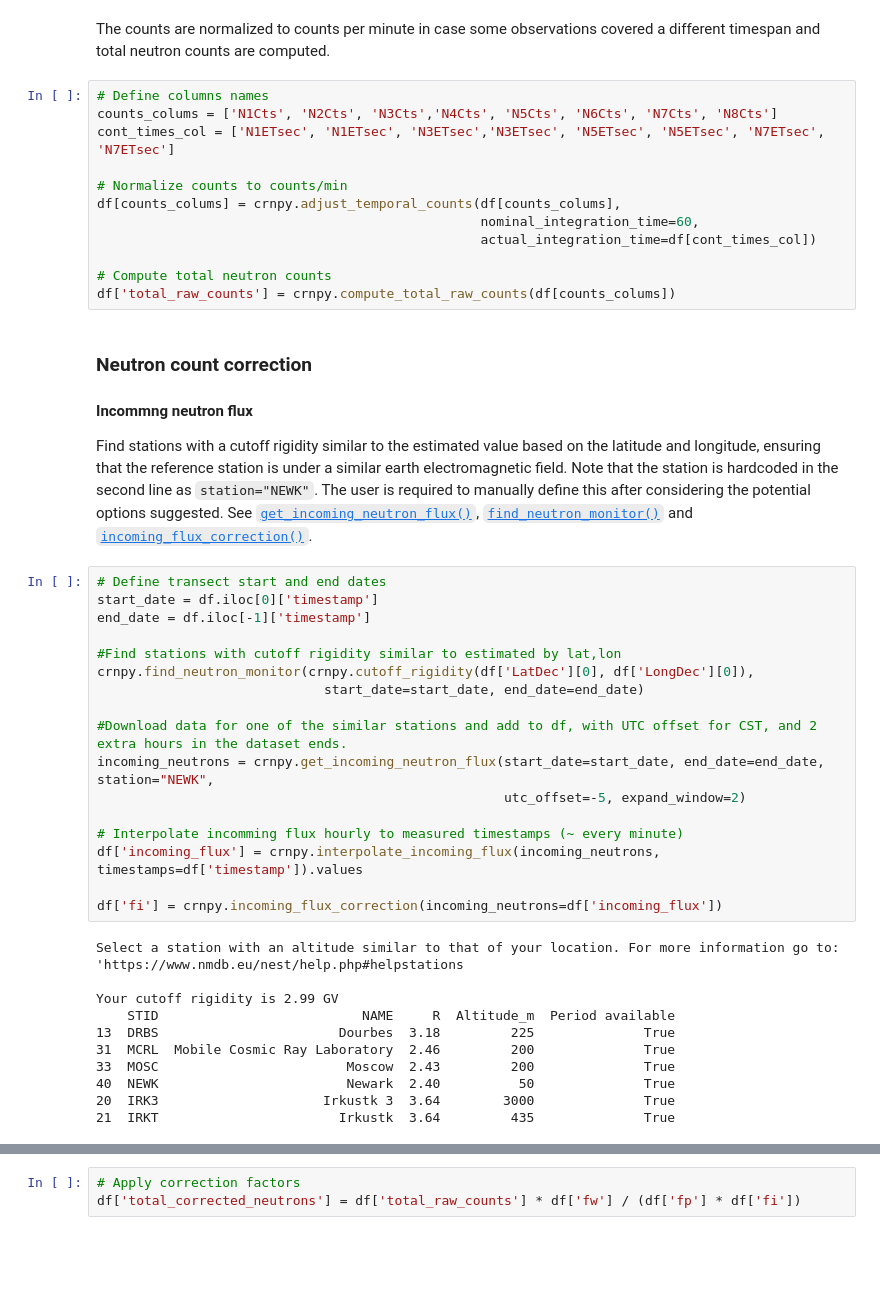
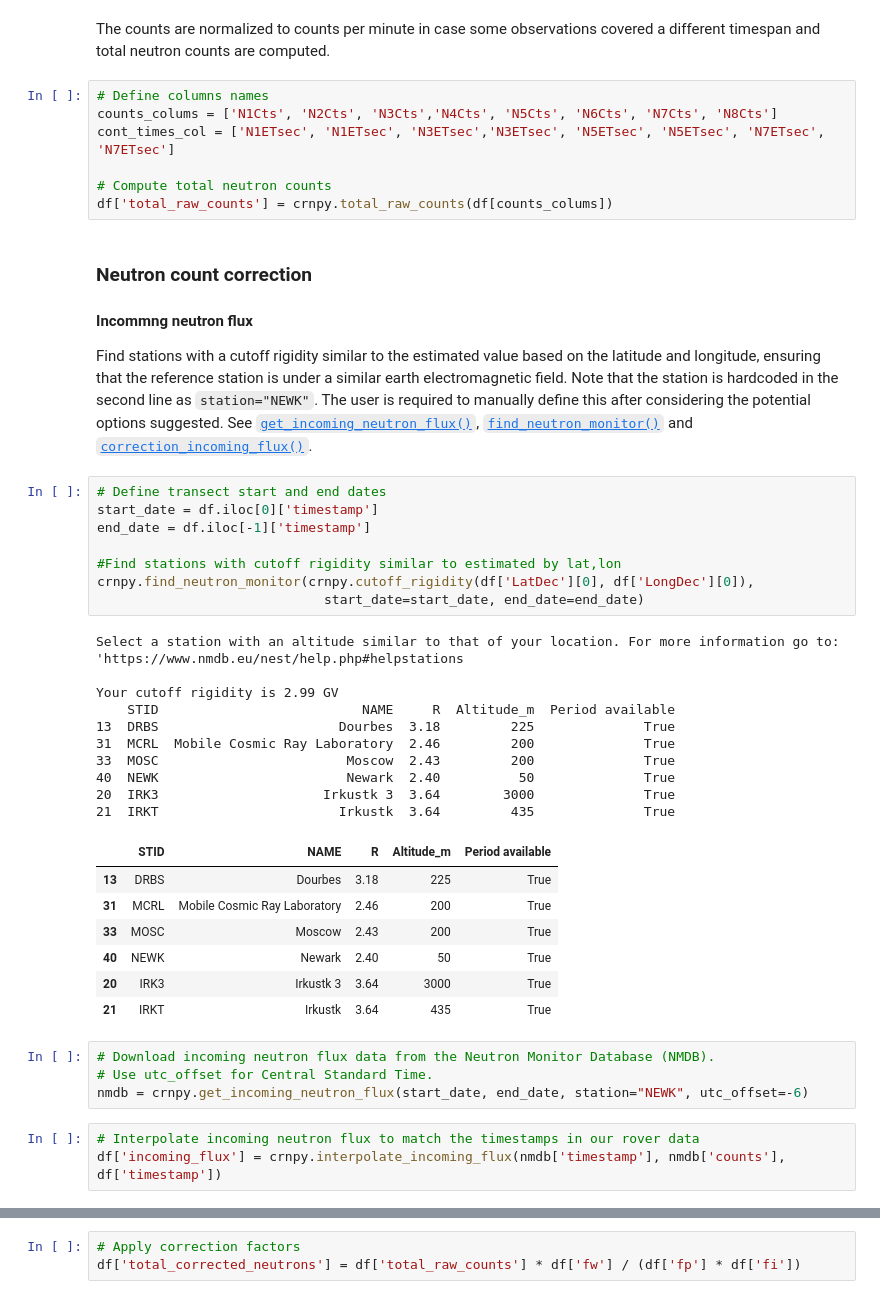
Before and after one commit to soilwater/crnpy, a Jupyter notebook: examples/rover/Hydroinnova_rover_example/Hydroinnova_rover_example.ipynb, the cells around one changed output, grey strips where cells are left out. Saved outputs shown, nothing was run; the diff lists cells and outputs as text; blank space fills up the shorter version.

```diff
--- a/examples/rover/Hydroinnova_rover_example/Hydroinnova_rover_example.ipynb
+++ b/examples/rover/Hydroinnova_rover_example/Hydroinnova_rover_example.ipynb
@@ -63,44 +66,44 @@ The counts are normalized to counts per minute in case some observations covered
 counts_colums = ['N1Cts', 'N2Cts', 'N3Cts','N4Cts', 'N5Cts', 'N6Cts', 'N7Cts', 'N8Cts']
 cont_times_col = ['N1ETsec', 'N1ETsec', 'N3ETsec','N3ETsec', 'N5ETsec', 'N5ETsec', 'N7ETsec', 'N7ETsec']
 
-# Normalize counts to counts/min
-df[counts_colums] = crnpy.adjust_temporal_counts(df[counts_colums],
-                                                 nominal_integration_time=60,
-                                                 actual_integration_time=df[cont_times_col])
-
 # Compute total neutron counts
-df['total_raw_counts'] = crnpy.compute_total_raw_counts(df[counts_colums])
+df['total_raw_counts'] = crnpy.total_raw_counts(df[counts_colums])
 # %% [markdown]
 ### Neutron count correction
 
 #### Incommng neutron flux
 
-Find stations with a cutoff rigidity similar to the estimated value based on the latitude and longitude, ensuring that the reference station is under a similar earth electromagnetic field. Note that the station is hardcoded in the second line as `station="NEWK"`. The user is required to manually define this after considering the potential options suggested. See [`get_incoming_neutron_flux()`](../../../reference/#crnpy.crnpy.get_incoming_neutron_flux), [`find_neutron_monitor()`](../../../reference/#crnpy.crnpy.find_neutron_monitor) and [`incoming_flux_correction()`](../../../reference/#crnpy.crnpy.incoming_flux_correction).
+Find stations with a cutoff rigidity similar to the estimated value based on the latitude and longitude, ensuring that the reference station is under a similar earth electromagnetic field. Note that the station is hardcoded in the second line as `station="NEWK"`. The user is required to manually define this after considering the potential options suggested. See [`get_incoming_neutron_flux()`](../../../reference/#crnpy.crnpy.get_incoming_neutron_flux), [`find_neutron_monitor()`](../../../reference/#crnpy.crnpy.find_neutron_monitor) and [`correction_incoming_flux()`](../../../reference/#crnpy.crnpy.correction_incoming_flux).
 # %%
 # Define transect start and end dates
 start_date = df.iloc[0]['timestamp']
 end_date = df.iloc[-1]['timestamp']
 
 #Find stations with cutoff rigidity similar to estimated by lat,lon
 crnpy.find_neutron_monitor(crnpy.cutoff_rigidity(df['LatDec'][0], df['LongDec'][0]),
                              start_date=start_date, end_date=end_date)
-
-#Download data for one of the similar stations and add to df, with UTC offset for CST, and 2 extra hours in the dataset ends.
-incoming_neutrons = crnpy.get_incoming_neutron_flux(start_date=start_date, end_date=end_date, station="NEWK",
-                                                    utc_offset=-5, expand_window=2)
-
-# Interpolate incomming flux hourly to measured timestamps (~ every minute)
-df['incoming_flux'] = crnpy.interpolate_incoming_flux(incoming_neutrons, timestamps=df['timestamp']).values
-
-df['fi'] = crnpy.incoming_flux_correction(incoming_neutrons=df['incoming_flux'])
 # %% [output]
 Select a station with an altitude similar to that of your location. For more information go to: 'https://www.nmdb.eu/nest/help.php#helpstations
 
 Your cutoff rigidity is 2.99 GV
     STID                          NAME     R  Altitude_m  Period available
 13  DRBS                       Dourbes  3.18         225              True
 31  MCRL  Mobile Cosmic Ray Laboratory  2.46         200              True
 33  MOSC                        Moscow  2.43         200              True
 40  NEWK                        Newark  2.40          50              True
 20  IRK3                     Irkustk 3  3.64        3000              True
 21  IRKT                       Irkustk  3.64         435              True
+|  | STID | NAME | R | Altitude_m | Period available |
+| 13 | DRBS | Dourbes | 3.18 | 225 | True |
+| 31 | MCRL | Mobile Cosmic Ray Laboratory | 2.46 | 200 | True |
+| 33 | MOSC | Moscow | 2.43 | 200 | True |
+| 40 | NEWK | Newark | 2.40 | 50 | True |
+| 20 | IRK3 | Irkustk 3 | 3.64 | 3000 | True |
+| 21 | IRKT | Irkustk | 3.64 | 435 | True |
+# %%
+# Download incoming neutron flux data from the Neutron Monitor Database (NMDB).
+# Use utc_offset for Central Standard Time.
+nmdb = crnpy.get_incoming_neutron_flux(start_date, end_date, station="NEWK", utc_offset=-6)
+# %%
+# Interpolate incoming neutron flux to match the timestamps in our rover data
+df['incoming_flux'] = crnpy.interpolate_incoming_flux(nmdb['timestamp'], nmdb['counts'], df['timestamp'])
```
Also changed, not shown: parts of 7 cells of this notebook, 11 other files.
